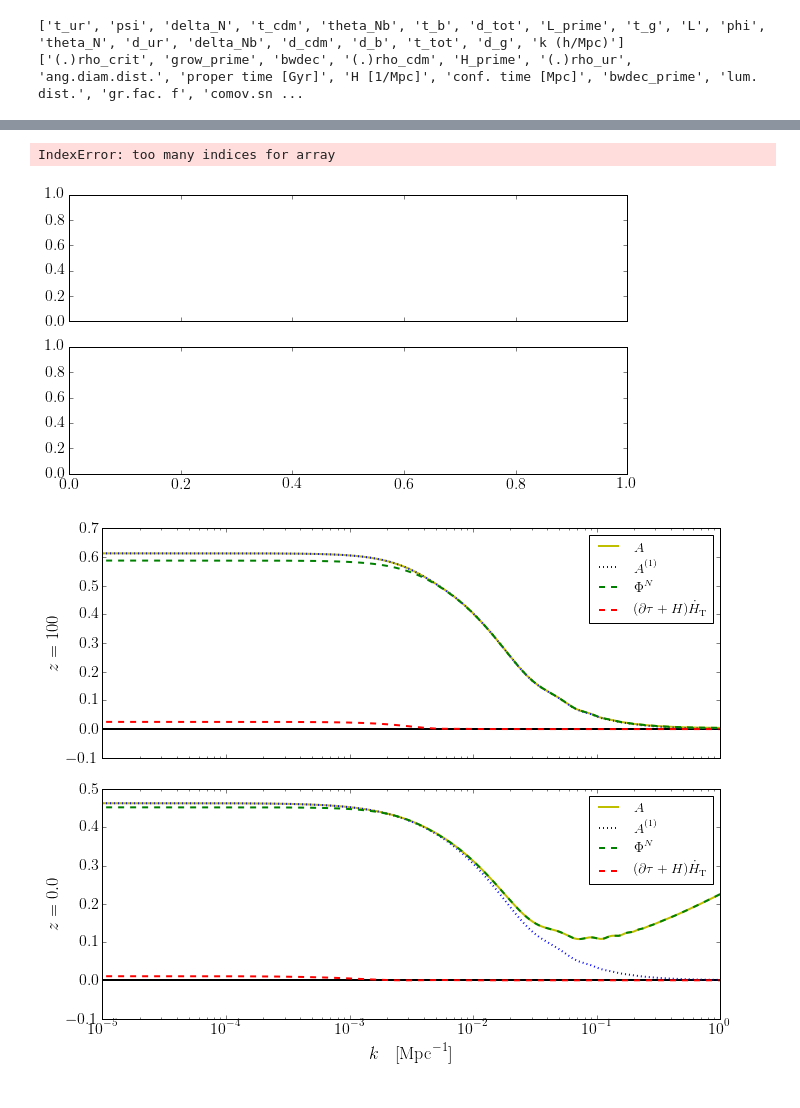
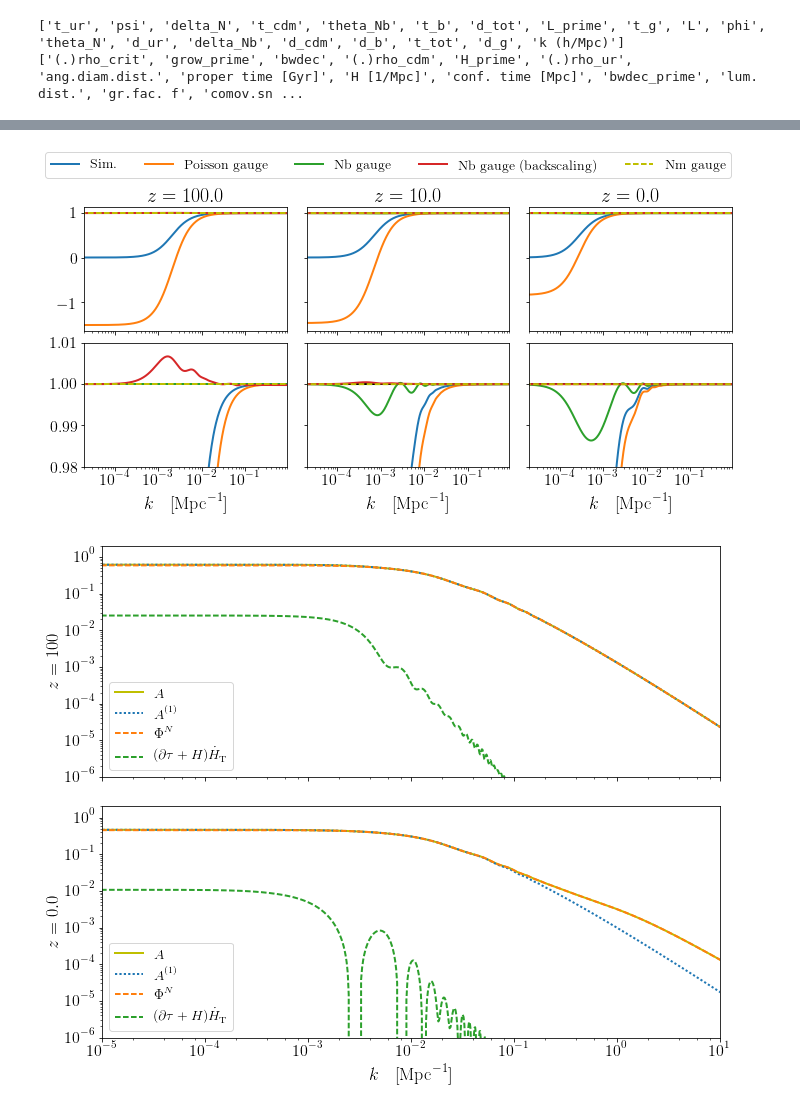
Before and after one commit to ThomasTram/CLASSmods, a Jupyter notebook: WeakFieldPlotsCF.ipynb, the cells around one changed output, grey strips where cells are left out. Saved outputs shown, nothing was run; the diff lists cells and outputs as text; code cells hidden in the pictures.

```diff
--- a/WeakFieldPlotsCF.ipynb
+++ b/WeakFieldPlotsCF.ipynb
@@ -680,38 +680,38 @@ for iz, z in enumerate(zvec):
     phi_tk = tk['phi']
     psi_tk = tk['psi']
 
     #print Hubble(a)**2,phi[100]/Phi_N[100]
     #print (rho_cdm+rho_b),delta_N[100],tk['d_tot'][100]
     #print z, (rho_cdm+rho_b)*delta_N[0], rho_g*tk['d_g'][0]
 
     delta_P = (rho_cdm*tk['d_cdm']+rho_b*tk['d_b'])/(rho_cdm+rho_b)
 
     for j in range(2):
         axes[j,iz].axhline(1,ls='-',color='k')
         #axes[iz].semilogx(k,delta_P/delta_P,label=r'$\delta^{(P)}/\delta^{(P)}$')
-        axes[j,iz].semilogx(k,delta_N/delta_P,label=r'Simulation')
-        axes[j,iz].semilogx(k,(delta_N+3*Phi_N)/delta_P,label=r'Poisson Gauge',lw=1)
-        axes[j,iz].semilogx(k,(delta_N+3*phi_tk+H_T_nb)/delta_P,label=r'Nbody Gauge',lw = 1)
-        axes[j,iz].semilogx(k,(delta_Nbs+3*phi_tk+H_T_nb)/delta_P,label=r'Nbody Gauge (Backscaling)',lw = 1)
-        axes[j,iz].semilogx(k,(delta_N+3*phi_tk+H_T_nm)/delta_P,label=r'NM Gauge',ls='--', color = 'y')
+        axes[j,iz].semilogx(k,delta_N/delta_P,label=r'Sim.')
+        axes[j,iz].semilogx(k,(delta_N+3*Phi_N)/delta_P,label=r'Poisson gauge')
+        axes[j,iz].semilogx(k,(delta_N+3*phi_tk+H_T_nb)/delta_P,label=r'Nb gauge')
+        axes[j,iz].semilogx(k,(delta_Nbs+3*phi_tk+H_T_nb)/delta_P,label=r'Nb gauge (backscaling)')
+        axes[j,iz].semilogx(k,(delta_N+3*phi_tk+H_T_nm)/delta_P,label=r'Nm gauge',ls='--', color = 'y')
 
     axes[-1,iz].set_xlabel(r'$k\quad[\mathrm{Mpc}^{-1}]$')
     axes[-1,iz].set_xlim([2e-5,0.9])
     axes[0,iz].set_title(r'$z='+str(z)+'$')
     #axes[iz,1].set_ylim([0.98,1.05])
 
 #for j in range(2):
-lgd = axes[0,1].legend(loc='upper center',ncol=3,bbox_to_anchor=(0.4,1.8))
+lgd = axes[0,1].legend(loc='upper center',ncol=5,bbox_to_anchor=(0.4,1.5))
 #
 axes[1,0].set_ylim([0.98,1.01])
+axes[1,0].locator_params(nbins=4, axis='y')
 #axes[iz,0].set_ylim([-5./3.,7./3.])
 #zoom = 0.02
 #axes[iz,1].set_ylim([1-8./3.*zoom,1+4./3.*zoom])
 
 f.tight_layout()
 f.subplots_adjust(hspace=0.1,wspace=0.1)
 
 f.savefig('delta_new2.pdf',bbox_extra_artists=(lgd,),bbox_inches='tight')
 # %% [output]
-IndexError: too many indices for array
-[figure, old version]
+[figure, new version]
@@ -718,7 +728,7 @@ IndexError: too many indices for array
 # %%
 zvec = z_pk
 zvec = [100,0.0]
-f, axes = plt.subplots(len(zvec),1,figsize=(10,8),sharex=True,sharey=False)
+f, axes = plt.subplots(len(zvec),1,figsize=(10,8),sharex=True,sharey=True)
 tk0 = cosmo.get_transfer(0.)
 bg = cosmo.get_background()
 D = interpolate.UnivariateSpline(1./(1+bg['z']),bg['grow']/bg['grow'][-1],s=0)
@@ -784,18 +794,20 @@ for iz, z in enumerate(zvec):
 
     delta_P = (rho_cdm*tk['d_cdm']+rho_b*tk['d_b'])/(rho_cdm+rho_b)
 
+    fac = np.ones(k.shape)
     axes[iz].axhline(0,ls='-',color='k')
-    axes[iz].semilogx(k,phi_tk - delta_N/200000,label=r'$A$',ls='-', color = 'y')
-    axes[iz].semilogx(k,phi_tk,label=r'$A^{(1)}$',ls=':')
-    axes[iz].semilogx(k,Phi_N - delta_N/200000,label=r'$\Phi^N$',ls='--')
-    axes[iz].semilogx(k,phi_tk-Phi_N,label=r'$(\partial \tau + H)\dot{H}_{\rm T}$',ls='--')
-    axes[iz].legend(loc='upper right',ncol=1)
+    axes[iz].semilogx(k,fac*NLcor(k,z)*phi_tk,label=r'$A$',ls='-', color = 'y')
+    axes[iz].semilogx(k,fac*phi_tk,label=r'$A^{(1)}$',ls=':')
+    axes[iz].semilogx(k,fac*NLcor(k,z)*Phi_N,label=r'$\Phi^N$',ls='--')
+    axes[iz].semilogx(k,fac*(phi_tk-Phi_N),label=r'$(\partial \tau + H)\dot{H}_{\rm T}$',ls='--')
+    axes[iz].set_yscale('log')
+    axes[iz].legend(loc='lower left',ncol=1)
     axes[iz].set_ylabel(r'$z='+str(z)+'$')
 
 axes[-1].set_xlabel(r'$k\quad[\mathrm{Mpc}^{-1}]$')
-axes[-1].set_xlim([1e-5,1.0])
-#axes[-1].set_ylim([0.98,1.05])
+axes[-1].set_xlim([1e-5,10.0])
+axes[-1].set_ylim([1e-6,2e0])
 f.tight_layout()
-f.savefig('delta5.pdf')
+f.savefig('delta5log.pdf')
 # %% [output]
-[figure, old version]
+[figure, new version]
```
Also changed, not shown: parts of 17 cells of this notebook, 1 other file.
